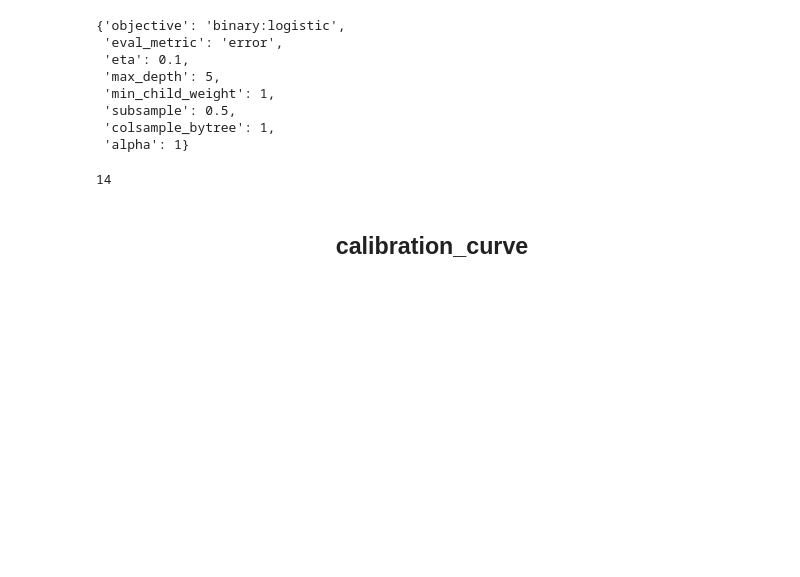
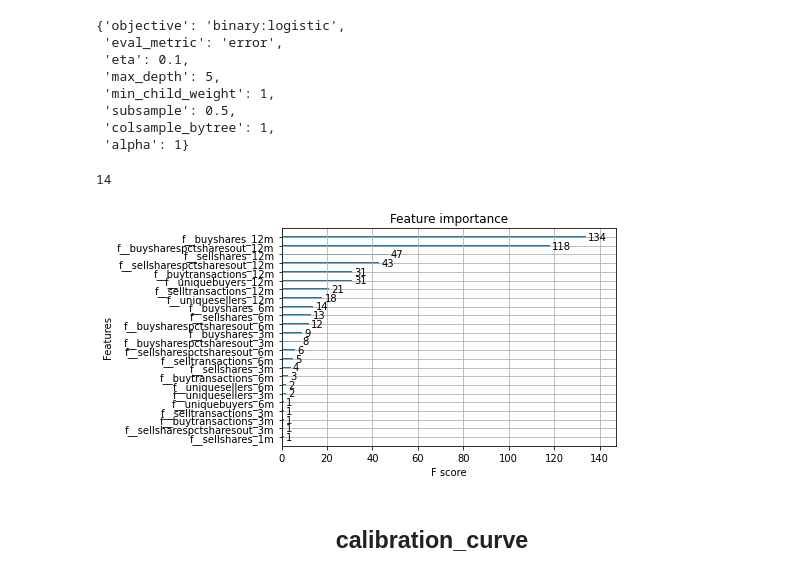
Before and after one commit to shereshevskiy/meson_insider, a Jupyter notebook: _jupyter_notebooks/06-01_gridSearch-xgboost_full.ipynb, the cells around one changed output. Saved outputs shown, nothing was run; the diff lists cells and outputs as text; code cells hidden in the pictures; blank space fills up the shorter version.

```diff
--- a/_jupyter_notebooks/06-01_gridSearch-xgboost_full.ipynb
+++ b/_jupyter_notebooks/06-01_gridSearch-xgboost_full.ipynb
@@ -154,6 +154,10 @@ best_params
 bst.best_ntree_limit
 # %% [output]
 14
+# %%
+xgb.plot_importance(bst);
+# %% [output]
+[figure, added]
 # %% [markdown]
 ## <center>calibration_curve
 # %%
```
Also changed, not shown: 2 other files.
